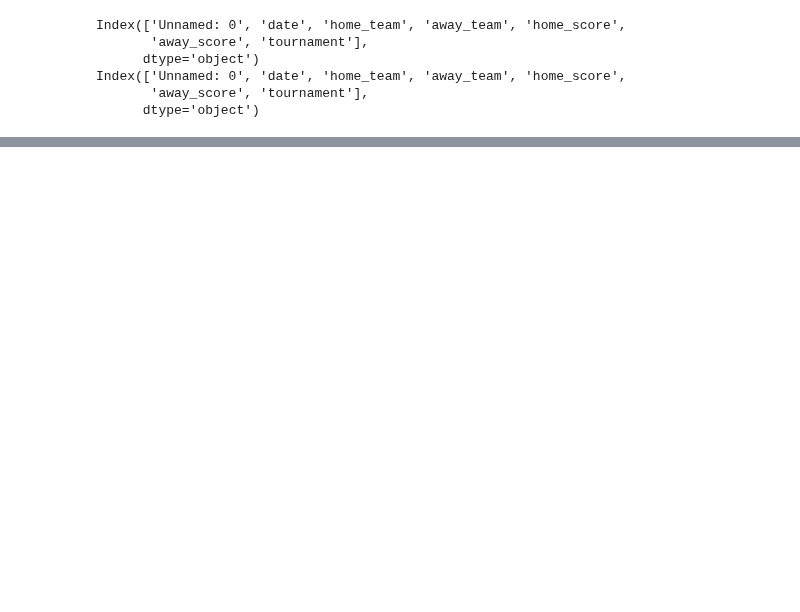
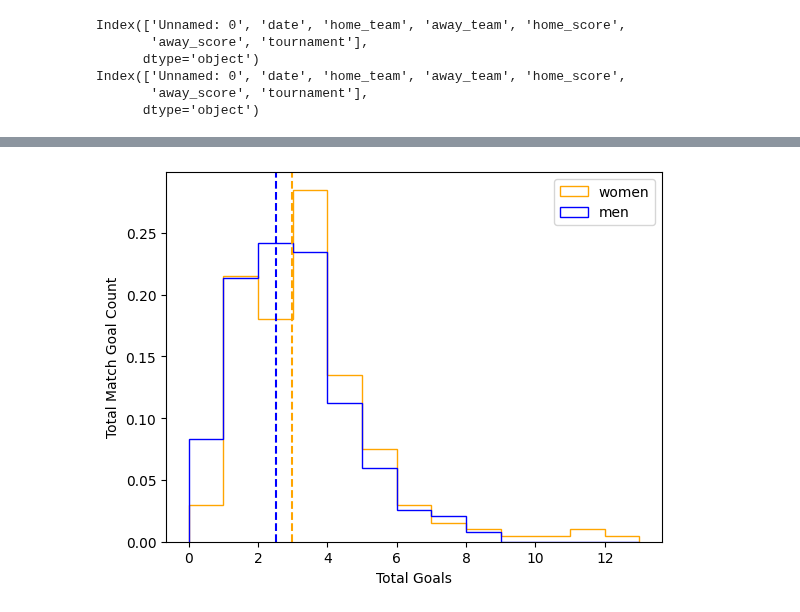
Before and after one commit to MichaelSzczepaniak/DataCamp, a Jupyter notebook: Tracks/Associate Data Scientist/31 Project 8 - Hypothesis Testing with Men's and Women's Soccer Matches/HypTestingPython.ipynb, the cells around one changed output, grey strips where cells are left out. Cells and saved outputs as stored; diff of their text form; code cells hidden in the pictures; blank space fills up the shorter version.

```diff
--- a/Tracks/Associate Data Scientist/31 Project 8 - Hypothesis Testing with Men's and Women's Soccer Matches/HypTestingPython.ipynb
+++ b/Tracks/Associate Data Scientist/31 Project 8 - Hypothesis Testing with Men's and Women's Soccer Matches/HypTestingPython.ipynb
@@ -99,0 +167,22 @@ max      21.000000    24.000000    26.000000
+# %%
+import matplotlib.pyplot as plt
+import seaborn as sns
+
+goal_bins = range(14)
+men_mean = df_all_fifa[df_all_fifa['gender'] == 'men']['total_goals'].mean()
+women_mean = df_all_fifa[df_all_fifa['gender'] == 'women']['total_goals'].mean()
+
+fig, ax = plt.subplots()
+ax.hist(df_all_fifa[df_all_fifa['gender'] == 'women']['total_goals'],
+        label="women", bins=goal_bins, histtype="step", density=True, color='orange')
+ax.hist(df_all_fifa[df_all_fifa['gender'] == 'men']['total_goals'],
+        label="men", bins=goal_bins, histtype="step", density=True, color='blue')
+ax.set_xlabel("Total Goals")
+ax.set_ylabel("Total Match Goal Count")
+ax.legend()
+plt.axvline(x=men_mean, color='blue', linestyle='--')     # men mean
+plt.axvline(x=women_mean, color='orange', linestyle='--') # women mean
+
+plt.show()
+# %% [output]
+[figure, added]
```
Also changed, not shown: parts of 29 cells of this notebook, 2 other files.
